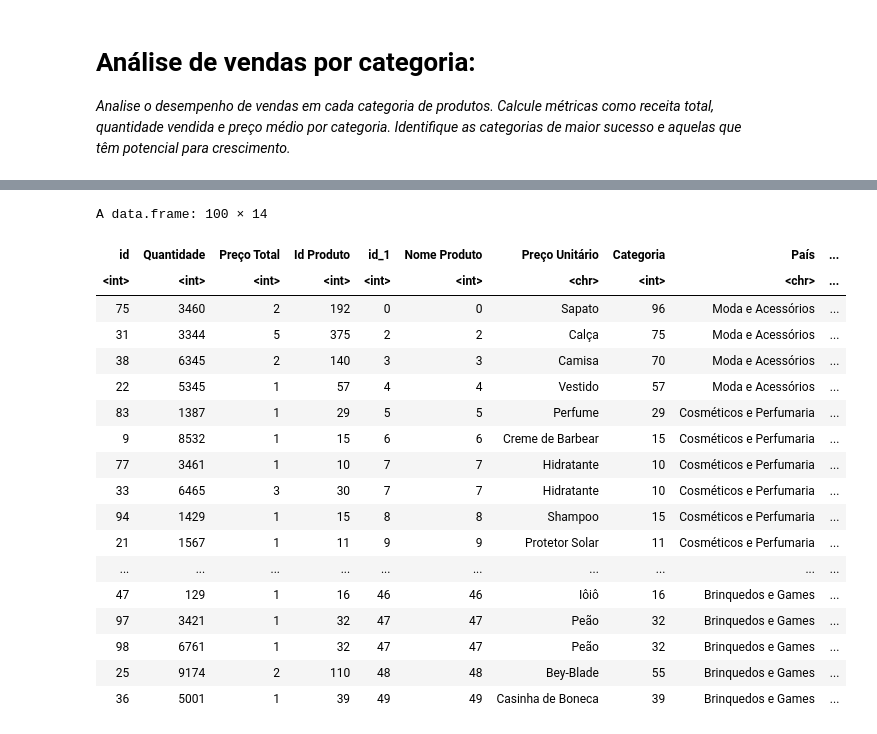
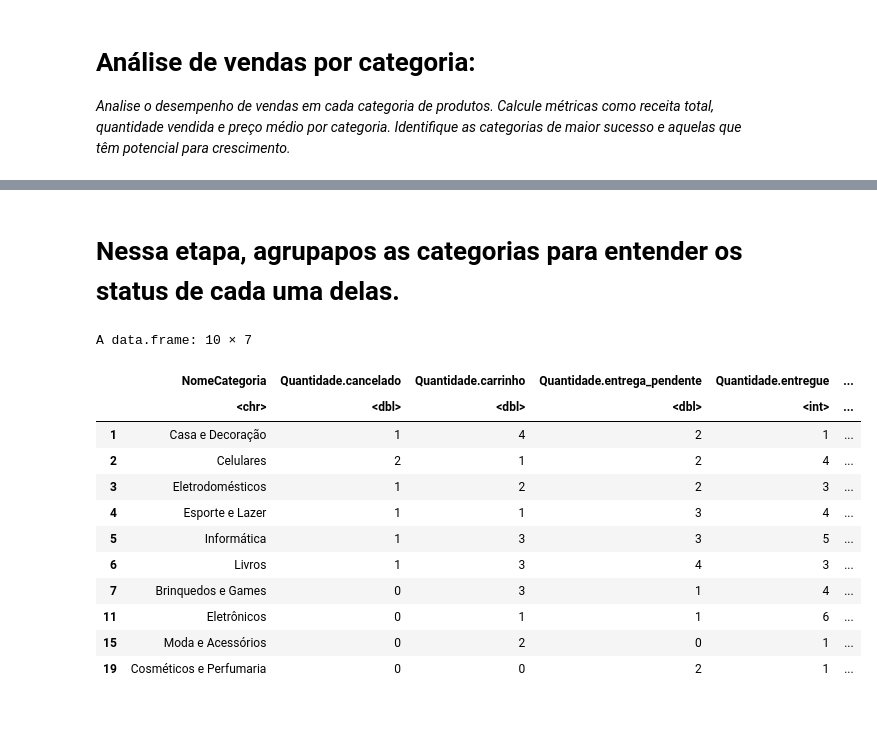
Before and after one commit to Gabrieldiasdeoliveira/Analise-Exploratria-Ecommerce, a Jupyter notebook: Estudo_Ecommerce_Inteligência_de_Mercado_.ipynb, the cells around one changed output, grey strips where cells are left out. Cells and saved outputs as stored; diff of their text form; code cells hidden in the pictures.

```diff
--- a/Estudo_Ecommerce_Inteligência_de_Mercado_.ipynb
+++ b/Estudo_Ecommerce_Inteligência_de_Mercado_.ipynb
@@ -197,27 +177,35 @@ print(tabela_preco_medio)
-# %%
-# Renomear as variáveis do dataframe
-colnames(dados) <- c("id", "Quantidade", "Preço Total", "Id Produto", "id_1", "Nome Produto", "Preço Unitário", "Categoria", "País", "Estado", "Status", "Data Pedido")
-
-# Exibir as novas variáveis
-
-dados
-# %% [output]
-A data.frame: 100 × 14
-| id | Quantidade | Preço Total | Id Produto | id_1 | Nome Produto | Preço Unitário | Categoria | País | ... |
-| <int> | <int> | <int> | <int> | <int> | <int> | <chr> | <int> | <chr> | ... |
-| 75 | 3460 | 2 | 192 | 0 | 0 | Sapato | 96 | Moda e Acessórios | ... |
-| 31 | 3344 | 5 | 375 | 2 | 2 | Calça | 75 | Moda e Acessórios | ... |
-| 38 | 6345 | 2 | 140 | 3 | 3 | Camisa | 70 | Moda e Acessórios | ... |
-| 22 | 5345 | 1 | 57 | 4 | 4 | Vestido | 57 | Moda e Acessórios | ... |
-| 83 | 1387 | 1 | 29 | 5 | 5 | Perfume | 29 | Cosméticos e Perfumaria | ... |
-| 9 | 8532 | 1 | 15 | 6 | 6 | Creme de Barbear | 15 | Cosméticos e Perfumaria | ... |
-| 77 | 3461 | 1 | 10 | 7 | 7 | Hidratante | 10 | Cosméticos e Perfumaria | ... |
-| 33 | 6465 | 3 | 30 | 7 | 7 | Hidratante | 10 | Cosméticos e Perfumaria | ... |
-| 94 | 1429 | 1 | 15 | 8 | 8 | Shampoo | 15 | Cosméticos e Perfumaria | ... |
-| 21 | 1567 | 1 | 11 | 9 | 9 | Protetor Solar | 11 | Cosméticos e Perfumaria | ... |
-| ... | ... | ... | ... | ... | ... | ... | ... | ... | ... |
-| 47 | 129 | 1 | 16 | 46 | 46 | Iôiô | 16 | Brinquedos e Games | ... |
-| 97 | 3421 | 1 | 32 | 47 | 47 | Peão | 32 | Brinquedos e Games | ... |
-| 98 | 6761 | 1 | 32 | 47 | 47 | Peão | 32 | Brinquedos e Games | ... |
-| 25 | 9174 | 2 | 110 | 48 | 48 | Bey-Blade | 55 | Brinquedos e Games | ... |
-| 36 | 5001 | 1 | 39 | 49 | 49 | Casinha de Boneca | 39 | Brinquedos e Games | ... |
+# %% [markdown]
+# Nessa etapa, agrupapos as categorias para entender os status de cada uma delas.
+# %%
+# Agrupar os dados por NomeCategoria e Status e calcular a contagem
+CategoriaAgrupada <- aggregate(Quantidade ~ NomeCategoria + Status, data = dados, FUN = length)
+
+# Reformatar a tabela para ter as categorias como colunas
+tabela_final <- reshape(CategoriaAgrupada, idvar = "NomeCategoria", timevar = "Status", direction = "wide")
+
+
+# Preencher possíveis valores NA com 0
+tabela_final[is.na(tabela_final)] <- 0
+
+# Calcular a soma de cada linha
+soma_linhas <- apply(tabela_final[, -1], 1, sum)
+
+# Adicionar coluna de soma à tabela
+tabela_final$Soma <- soma_linhas
+
+# Exibir a tabela final
+tabela_final
+# %% [output]
+A data.frame: 10 × 7
+|  | NomeCategoria | Quantidade.cancelado | Quantidade.carrinho | Quantidade.entrega_pendente | Quantidade.entregue | ... |
+|  | <chr> | <dbl> | <dbl> | <dbl> | <int> | ... |
+| 1 | Casa e Decoração | 1 | 4 | 2 | 1 | ... |
+| 2 | Celulares | 2 | 1 | 2 | 4 | ... |
+| 3 | Eletrodomésticos | 1 | 2 | 2 | 3 | ... |
+| 4 | Esporte e Lazer | 1 | 1 | 3 | 4 | ... |
+| 5 | Informática | 1 | 3 | 3 | 5 | ... |
+| 6 | Livros | 1 | 3 | 4 | 3 | ... |
+| 7 | Brinquedos e Games | 0 | 3 | 1 | 4 | ... |
+| 11 | Eletrônicos | 0 | 1 | 1 | 6 | ... |
+| 15 | Moda e Acessórios | 0 | 2 | 0 | 1 | ... |
+| 19 | Cosméticos e Perfumaria | 0 | 0 | 2 | 1 | ... |
```
Also changed, not shown: parts of 20 cells of this notebook.
